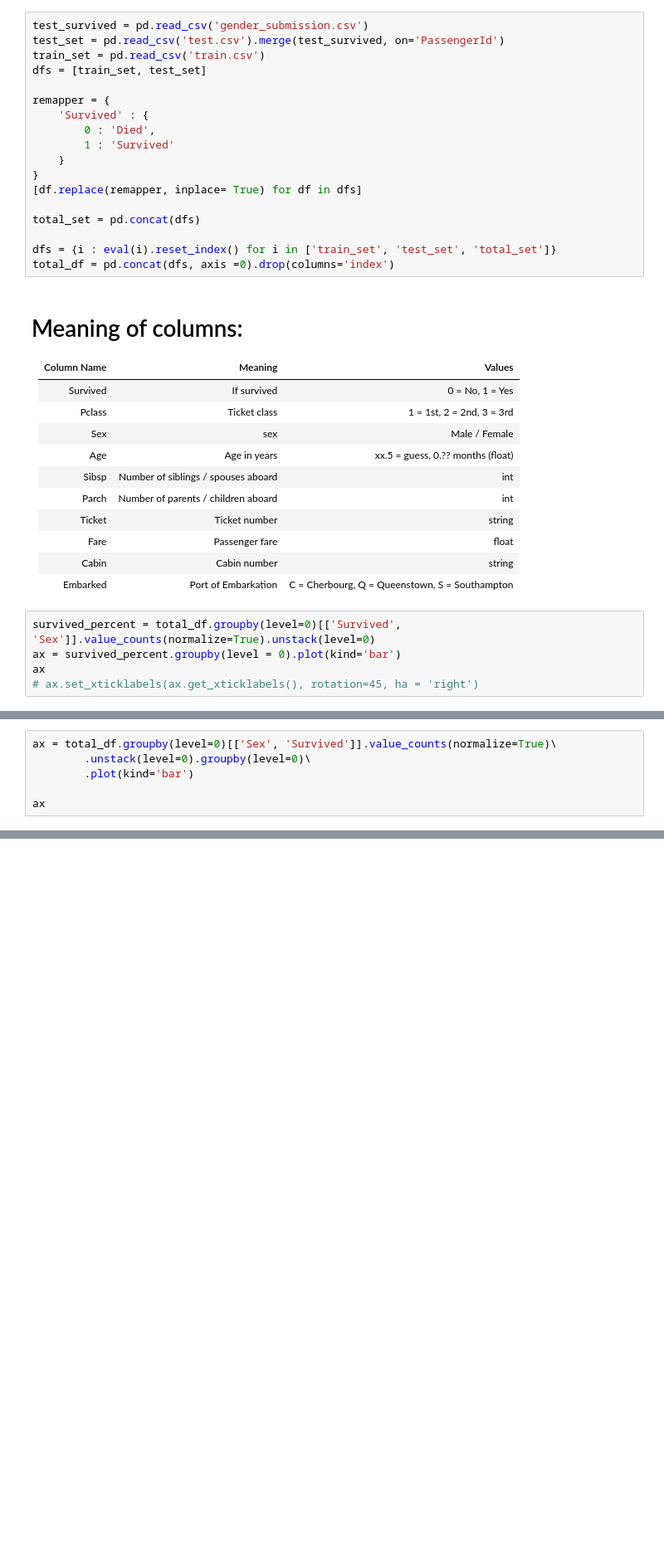
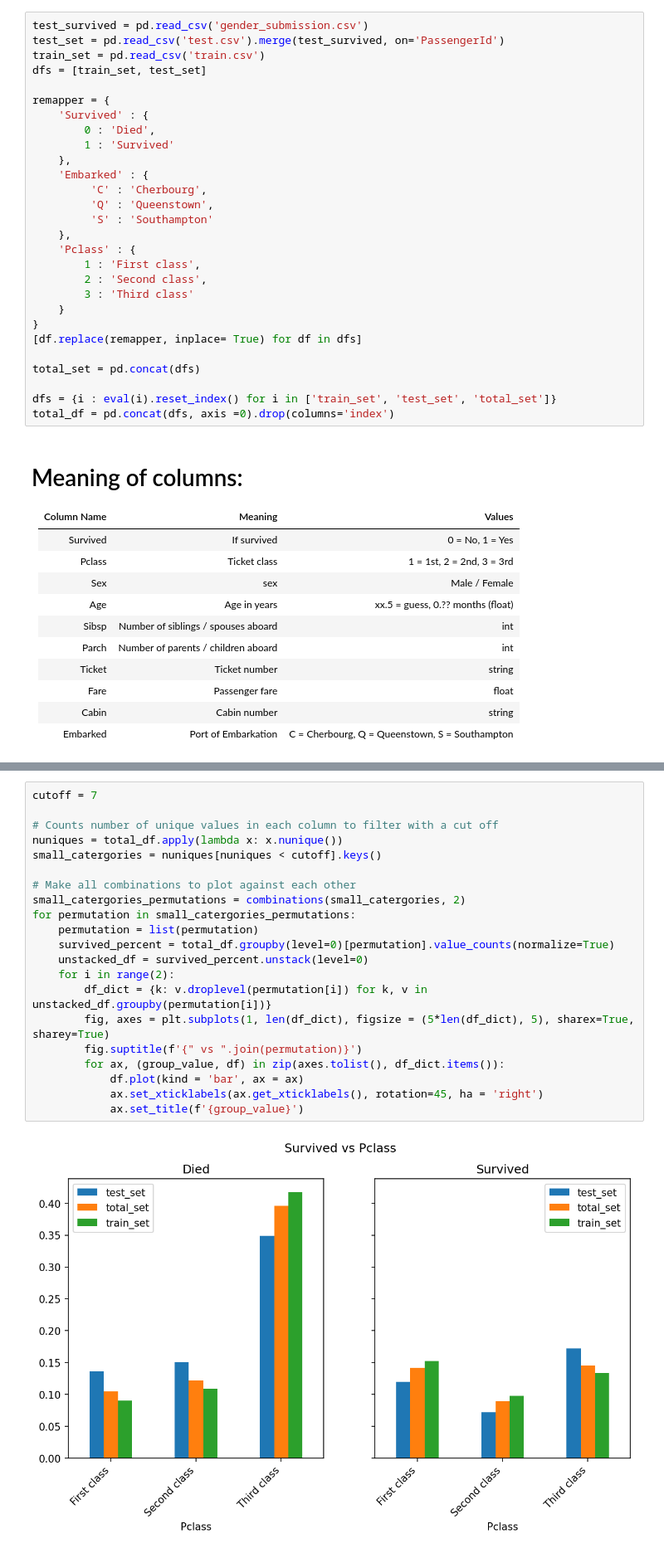
Before and after one commit to Pietje123/kaggle, a Jupyter notebook: titanic/notebook.ipynb, the cells around one changed output, grey strips where cells are left out. Shown at 83% size. Drawn from its saved outputs; the diff is of its cells as text; blank space fills up the shorter version.

Commit message:
Finished analysis for numerical columns

```diff
--- a/titanic/notebook.ipynb
+++ b/titanic/notebook.ipynb
@@ -18,6 +20,16 @@ remapper = {
     'Survived' : {
         0 : 'Died',
         1 : 'Survived'
+    },
+    'Embarked' : {
+         'C' : 'Cherbourg',
+         'Q' : 'Queenstown',
+         'S' : 'Southampton'
+    },
+    'Pclass' : {
+        1 : 'First class',
+        2 : 'Second class',
+        3 : 'Third class'
     }
 }
 [df.replace(remapper, inplace= True) for df in dfs]
@@ -41,8 +53,3 @@ total_df = pd.concat(dfs, axis =0).drop(columns='index')
 | Fare | Passenger fare | float |
 | Cabin | Cabin number | string |
 | Embarked | Port of Embarkation | C = Cherbourg, Q = Queenstown, S = Southampton |
-# %%
-survived_percent = total_df.groupby(level=0)[['Survived', 'Sex']].value_counts(normalize=True).unstack(level=0)
-ax = survived_percent.groupby(level = 0).plot(kind='bar')
-ax
-# ax.set_xticklabels(ax.get_xticklabels(), rotation=45, ha = 'right')
@@ -64,6 +55,0 @@ FrozenList([None, None])
-# %%
-ax = total_df.groupby(level=0)[['Sex', 'Survived']].value_counts(normalize=True)\
-        .unstack(level=0).groupby(level=0)\
-        .plot(kind='bar')
-
-ax
@@ -76,0 +58,23 @@ dtype: object
+# %%
+cutoff = 7
+
+# Counts number of unique values in each column to filter with a cut off
+nuniques = total_df.apply(lambda x: x.nunique())
+small_catergories = nuniques[nuniques < cutoff].keys()
+
+# Make all combinations to plot against each other
+small_catergories_permutations = combinations(small_catergories, 2)
+for permutation in small_catergories_permutations:
+    permutation = list(permutation)
+    survived_percent = total_df.groupby(level=0)[permutation].value_counts(normalize=True)
+    unstacked_df = survived_percent.unstack(level=0)
+    for i in range(2):
+        df_dict = {k: v.droplevel(permutation[i]) for k, v in unstacked_df.groupby(permutation[i])}
+        fig, axes = plt.subplots(1, len(df_dict), figsize = (5*len(df_dict), 5), sharex=True, sharey=True)
+        fig.suptitle(f'{" vs ".join(permutation)}')
+        for ax, (group_value, df) in zip(axes.tolist(), df_dict.items()):
+            df.plot(kind = 'bar', ax = ax)
+            ax.set_xticklabels(ax.get_xticklabels(), rotation=45, ha = 'right')
+            ax.set_title(f'{group_value}')
+# %% [output]
+[figure, added]
```
Also changed, not shown: parts of 11 cells of this notebook, 1 other file.
